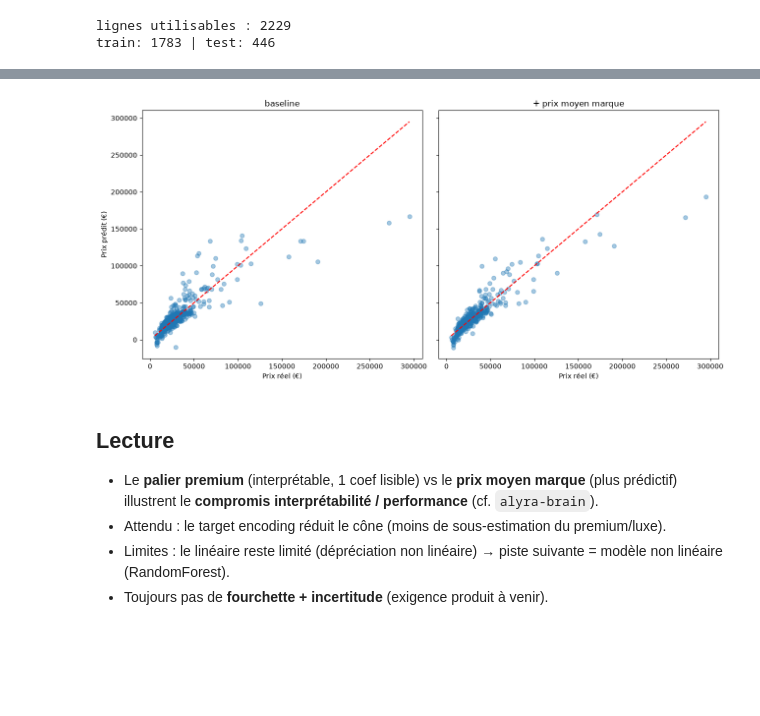
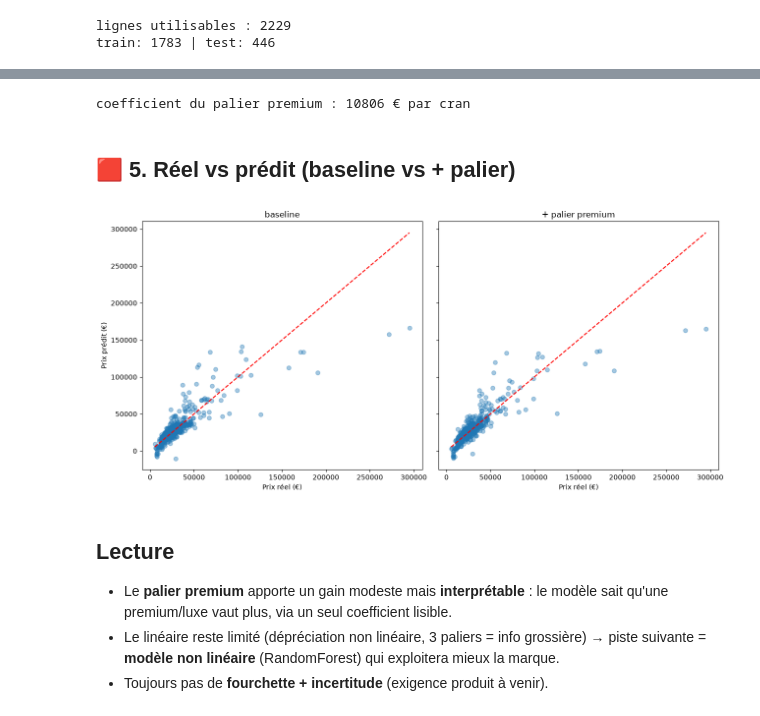
Before and after one commit to zepolclem/oscaria, a Jupyter notebook: ml/notebooks/french-second-hand-cars/03_feature_marque.ipynb, the cells around one changed output, grey strips where cells are left out. Cells and saved outputs as stored; diff of their text form; code cells hidden in the pictures; blank space fills up the shorter version.

```diff
--- a/ml/notebooks/french-second-hand-cars/03_feature_marque.ipynb
+++ b/ml/notebooks/french-second-hand-cars/03_feature_marque.ipynb
@@ -51,7 +49,7 @@ Même `random_state=42` → comparaison équitable.
 # %%
 base = ["annee", "kilometrage", "puissance_din", "puissance_fisc",
         "nombredeportes", "nombredeplaces"]
-data = df[base + ["price", "marque", "niveau"]].dropna(subset=base + ["price"])
+data = df[base + ["price", "niveau"]].dropna(subset=base + ["price"])
 print(f"lignes utilisables : {len(data)}")
 
 train, test = train_test_split(data, test_size=0.2, random_state=42)
@@ -69,9 +60,0 @@ Une marque du test absente du train reçoit la **moyenne globale du train** (fal
-# %%
-prix_moyen_marque = train.groupby("marque")["price"].mean()
-global_mean = train["price"].mean()
-
-train = train.assign(marque_prix_moyen=train["marque"].map(prix_moyen_marque))
-test  = test.assign(marque_prix_moyen=test["marque"].map(prix_moyen_marque).fillna(global_mean))
-
-print("ex. prix moyen appris (train) :")
-print(prix_moyen_marque.sort_values(ascending=False).head(5).round(0).to_dict())
@@ -111,25 +90,32 @@ resultats
+# %%
+model = LinearRegression().fit(train[base + ["niveau"]], y_train)
+coefs = pd.Series(model.coef_, index=base + ["niveau"])
+print("coefficient du palier premium :", round(coefs["niveau"]), "€ par cran")
+# %% [output]
+coefficient du palier premium : 10806 € par cran
+# %% [markdown]
+## 🟥 5. Réel vs prédit (baseline vs + palier)
 # %%
 import matplotlib.pyplot as plt
 
 m_base = LinearRegression().fit(train[base], y_train)
-m_best = LinearRegression().fit(train[base + ["marque_prix_moyen"]], y_train)
+m_pal  = LinearRegression().fit(train[base + ["niveau"]], y_train)
 p_base = m_base.predict(test[base])
-p_best = m_best.predict(test[base + ["marque_prix_moyen"]])
+p_pal  = m_pal.predict(test[base + ["niveau"]])
 
 fig, ax = plt.subplots(1, 2, figsize=(13, 6), sharex=True, sharey=True)
 lims = [y_test.min(), y_test.max()]
-for a, pred, titre in [(ax[0], p_base, "baseline"), (ax[1], p_best, "+ prix moyen marque")]:
+for a, pred, titre in [(ax[0], p_base, "baseline"), (ax[1], p_pal, "+ palier premium")]:
     a.scatter(y_test, pred, alpha=0.4)
     a.plot(lims, lims, "r--")
     a.set_xlabel("Prix réel (€)"); a.set_title(titre)
 ax[0].set_ylabel("Prix prédit (€)")
 plt.tight_layout(); plt.show()
 # %% [output]
-[figure, old version]
+[figure, new version]
 # %% [markdown]
 ## Lecture
 
-- Le **palier premium** (interprétable, 1 coef lisible) vs le **prix moyen marque** (plus prédictif) illustrent le **compromis interprétabilité / performance** (cf. `alyra-brain`).
-- Attendu : le target encoding réduit le cône (moins de sous-estimation du premium/luxe).
-- Limites : le linéaire reste limité (dépréciation non linéaire) → piste suivante = modèle non linéaire (RandomForest).
+- Le **palier premium** apporte un gain modeste mais **interprétable** : le modèle sait qu'une premium/luxe vaut plus, via un seul coefficient lisible.
+- Le linéaire reste limité (dépréciation non linéaire, 3 paliers = info grossière) → piste suivante = **modèle non linéaire** (RandomForest) qui exploitera mieux la marque.
 - Toujours pas de **fourchette + incertitude** (exigence produit à venir).
```
Also changed, not shown: parts of 8 cells of this notebook.
